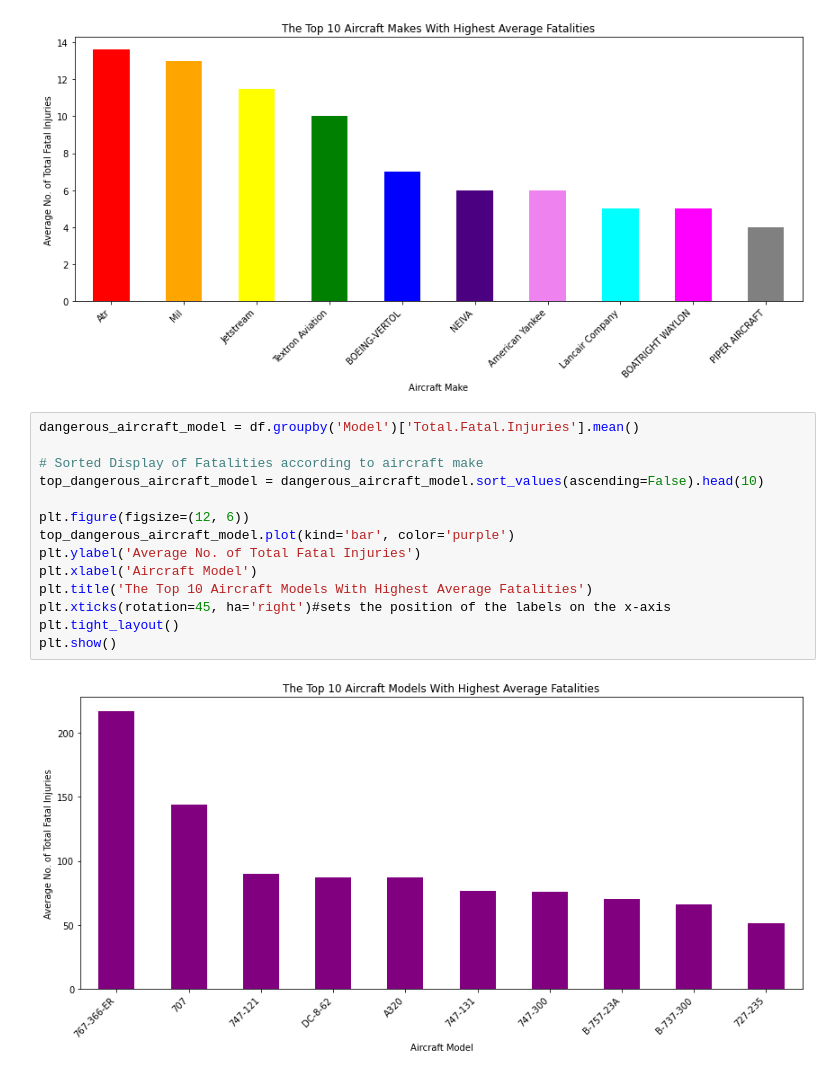
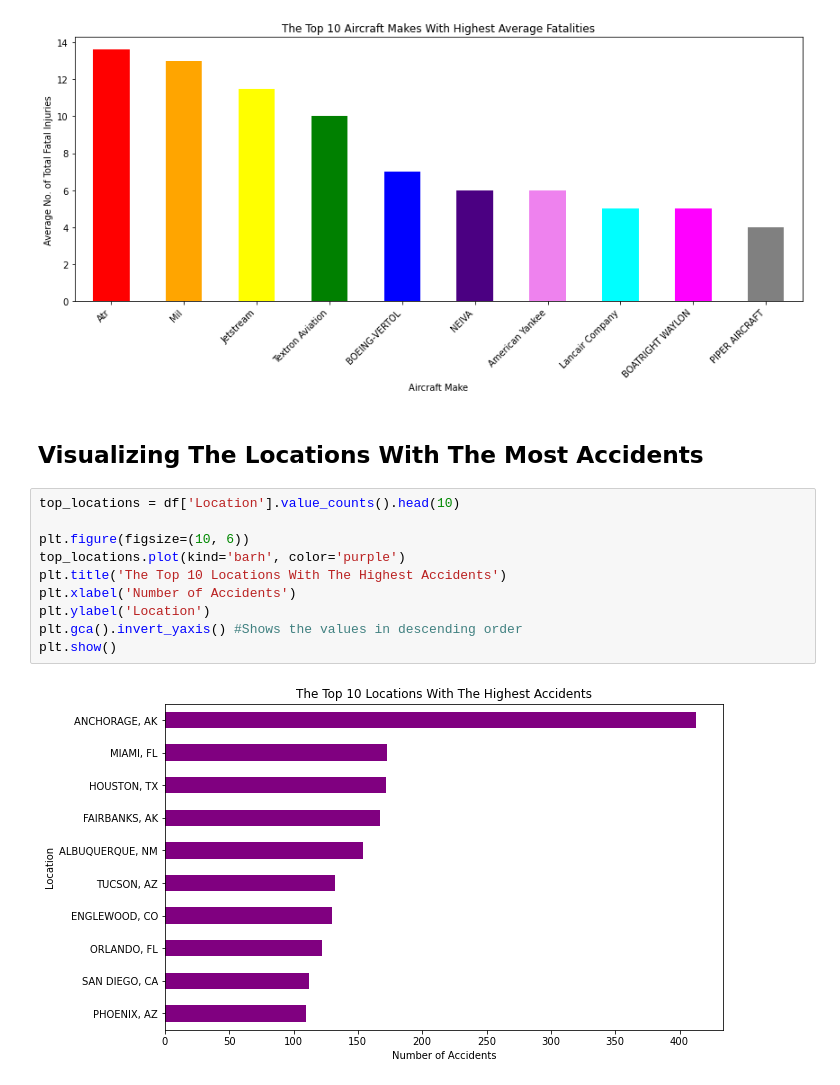
Before and after one commit to georgekuria-crypto/dsc-phase-1-project-v3, a Jupyter notebook: student.ipynb, the cells around one changed output. Drawn from its saved outputs; the diff is of its cells as text.

Commit message:
Finalized on the Visualizations

```diff
--- a/student.ipynb
+++ b/student.ipynb
@@ -445,19 +466,17 @@ plt.tight_layout()
 plt.show()
 # %% [output]
 [figure]
-# %%
-dangerous_aircraft_model = df.groupby('Model')['Total.Fatal.Injuries'].mean()
-
-# Sorted Display of Fatalities according to aircraft make
-top_dangerous_aircraft_model = dangerous_aircraft_model.sort_values(ascending=False).head(10)
-
-plt.figure(figsize=(12, 6))
-top_dangerous_aircraft_model.plot(kind='bar', color='purple')
-plt.ylabel('Average No. of Total Fatal Injuries')
-plt.xlabel('Aircraft Model')
-plt.title('The Top 10 Aircraft Models With Highest Average Fatalities')
-plt.xticks(rotation=45, ha='right')#sets the position of the labels on the x-axis
-plt.tight_layout()
-plt.show()
-# %% [output]
-[figure, removed]
+# %% [markdown]
+## Visualizing The Locations With The Most Accidents
+# %%
+top_locations = df['Location'].value_counts().head(10)
+
+plt.figure(figsize=(10, 6))
+top_locations.plot(kind='barh', color='purple')
+plt.title('The Top 10 Locations With The Highest Accidents')
+plt.xlabel('Number of Accidents')
+plt.ylabel('Location')
+plt.gca().invert_yaxis() #Shows the values in descending order
+plt.show()
+# %% [output]
+[figure, added]
```
Also changed, not shown: parts of 35 cells of this notebook, 1 other file.
